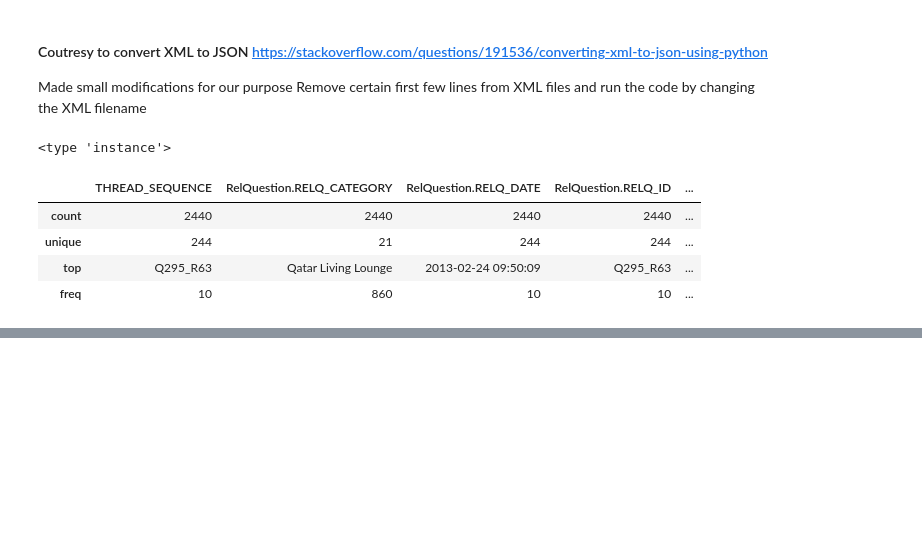
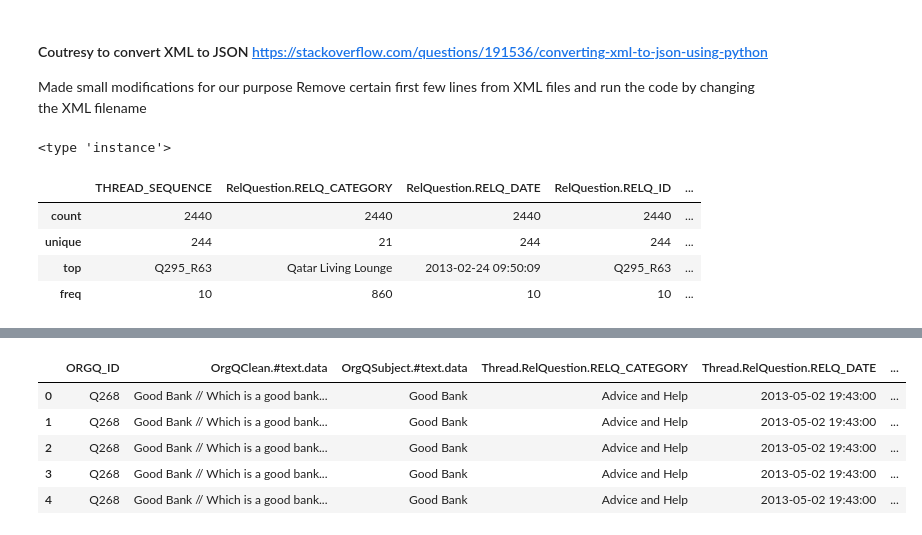
Before and after one commit to bnsriram/NLPCommunityQuestionAnswering, a Jupyter notebook: Datacleaning11.ipynb, the cells around one changed output, grey strips where cells are left out. Saved outputs shown, nothing was run; the diff lists cells and outputs as text; code cells hidden in the pictures; blank space fills up the shorter version.

```diff
--- a/Datacleaning11.ipynb
+++ b/Datacleaning11.ipynb
@@ -55,0 +207,9 @@ df5.describe()
+# %%
+df5111 = pd.concat([df3111.set_index('Thread.RelQuestion.RELQ_ID'),df4111.set_index('THREAD_SEQUENCE')], axis=1, join='inner').reset_index()
+df5111.columns
+
+remove_index = [ '#text', 'OrgQBody.#text.data' ,'Thread.#text', 'Thread.RelQuestion.#text', 'Thread.RelQuestion.RelQBody.#text.data'
+               ,'Thread.SubtaskA_Skip_Because_Same_As_RelQuestion_ID' , 'index' , 'RelCBody.#text.data' , 'Thread.RelComment']
+
+[ df5111.drop(i, axis=1, inplace=True) for i in remove_index ]
+df5111[ df5111['ORGQ_ID'] == 'Q268' ].columns
@@ -55,0 +237,9 @@ df5.describe()
+# %%
+df5111.head()
+# %% [output]
+|  | ORGQ_ID | OrgQClean.#text.data | OrgQSubject.#text.data | Thread.RelQuestion.RELQ_CATEGORY | Thread.RelQuestion.RELQ_DATE | ... |
+| 0 | Q268 | Good Bank // Which is a good bank... | Good Bank | Advice and Help | 2013-05-02 19:43:00 | ... |
+| 1 | Q268 | Good Bank // Which is a good bank... | Good Bank | Advice and Help | 2013-05-02 19:43:00 | ... |
+| 2 | Q268 | Good Bank // Which is a good bank... | Good Bank | Advice and Help | 2013-05-02 19:43:00 | ... |
+| 3 | Q268 | Good Bank // Which is a good bank... | Good Bank | Advice and Help | 2013-05-02 19:43:00 | ... |
+| 4 | Q268 | Good Bank // Which is a good bank... | Good Bank | Advice and Help | 2013-05-02 19:43:00 | ... |
```
Also changed, not shown: parts of 6 cells of this notebook, 5 other files.
